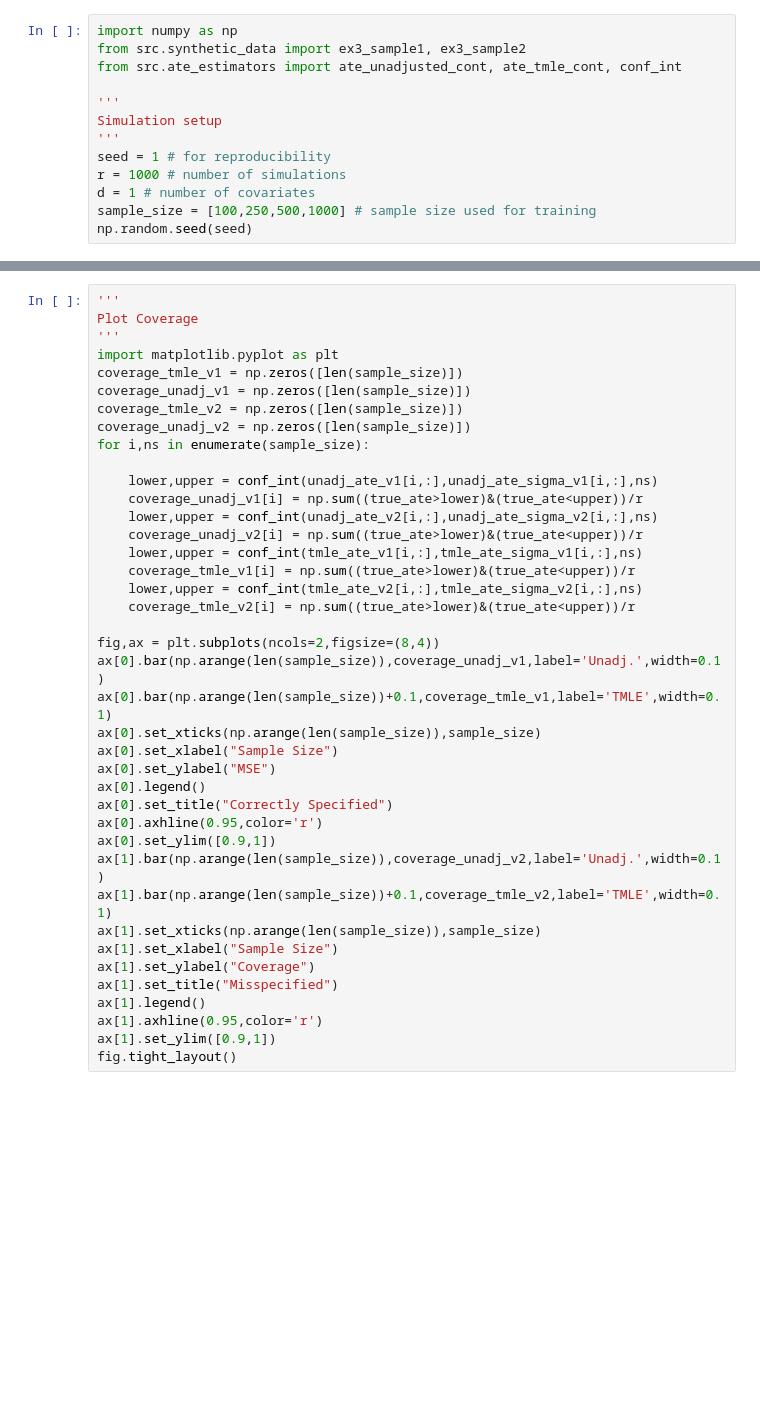
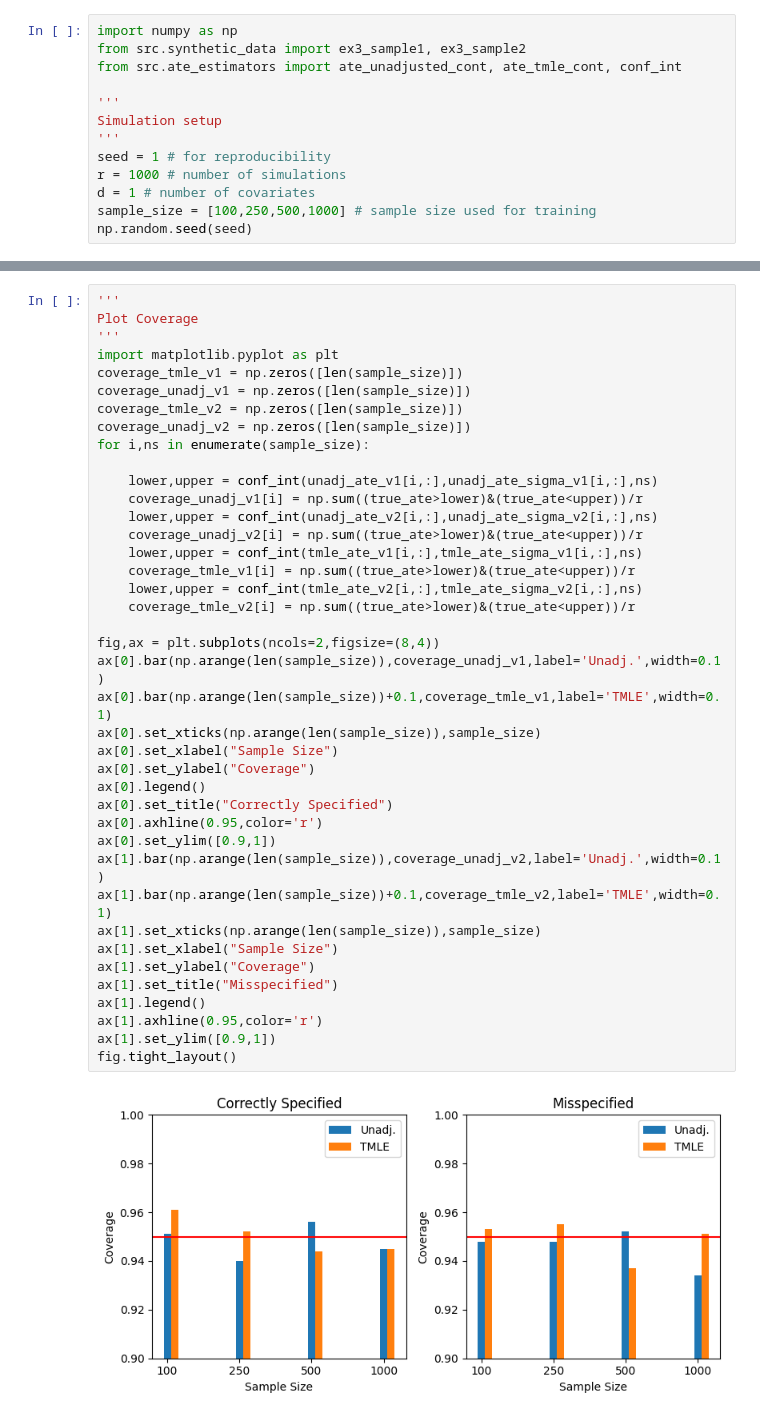
Before and after one commit to kpapangelou/Treatment-Effect-Estimation-Examples, a Jupyter notebook: ex3_tmle_ate_rct.ipynb, the cells around one changed output, grey strips where cells are left out. Drawn from its saved outputs; the diff is of its cells as text; blank space fills up the shorter version.

```diff
--- a/ex3_tmle_ate_rct.ipynb
+++ b/ex3_tmle_ate_rct.ipynb
@@ -85,31 +92,33 @@ coverage_unadj_v2 = np.zeros([len(sample_size)])
 for i,ns in enumerate(sample_size):
 
     lower,upper = conf_int(unadj_ate_v1[i,:],unadj_ate_sigma_v1[i,:],ns)
     coverage_unadj_v1[i] = np.sum((true_ate>lower)&(true_ate<upper))/r
     lower,upper = conf_int(unadj_ate_v2[i,:],unadj_ate_sigma_v2[i,:],ns)
     coverage_unadj_v2[i] = np.sum((true_ate>lower)&(true_ate<upper))/r
     lower,upper = conf_int(tmle_ate_v1[i,:],tmle_ate_sigma_v1[i,:],ns)
     coverage_tmle_v1[i] = np.sum((true_ate>lower)&(true_ate<upper))/r
     lower,upper = conf_int(tmle_ate_v2[i,:],tmle_ate_sigma_v2[i,:],ns)
     coverage_tmle_v2[i] = np.sum((true_ate>lower)&(true_ate<upper))/r
 
 fig,ax = plt.subplots(ncols=2,figsize=(8,4))
 ax[0].bar(np.arange(len(sample_size)),coverage_unadj_v1,label='Unadj.',width=0.1)
 ax[0].bar(np.arange(len(sample_size))+0.1,coverage_tmle_v1,label='TMLE',width=0.1)
 ax[0].set_xticks(np.arange(len(sample_size)),sample_size)
 ax[0].set_xlabel("Sample Size")
-ax[0].set_ylabel("MSE")
+ax[0].set_ylabel("Coverage")
 ax[0].legend()
 ax[0].set_title("Correctly Specified")
 ax[0].axhline(0.95,color='r')
 ax[0].set_ylim([0.9,1])
 ax[1].bar(np.arange(len(sample_size)),coverage_unadj_v2,label='Unadj.',width=0.1)
 ax[1].bar(np.arange(len(sample_size))+0.1,coverage_tmle_v2,label='TMLE',width=0.1)
 ax[1].set_xticks(np.arange(len(sample_size)),sample_size)
 ax[1].set_xlabel("Sample Size")
 ax[1].set_ylabel("Coverage")
 ax[1].set_title("Misspecified")
 ax[1].legend()
 ax[1].axhline(0.95,color='r')
 ax[1].set_ylim([0.9,1])
 fig.tight_layout()
+# %% [output]
+[figure, added]
```
Also changed, not shown: parts of 2 cells of this notebook, 8 other files.
